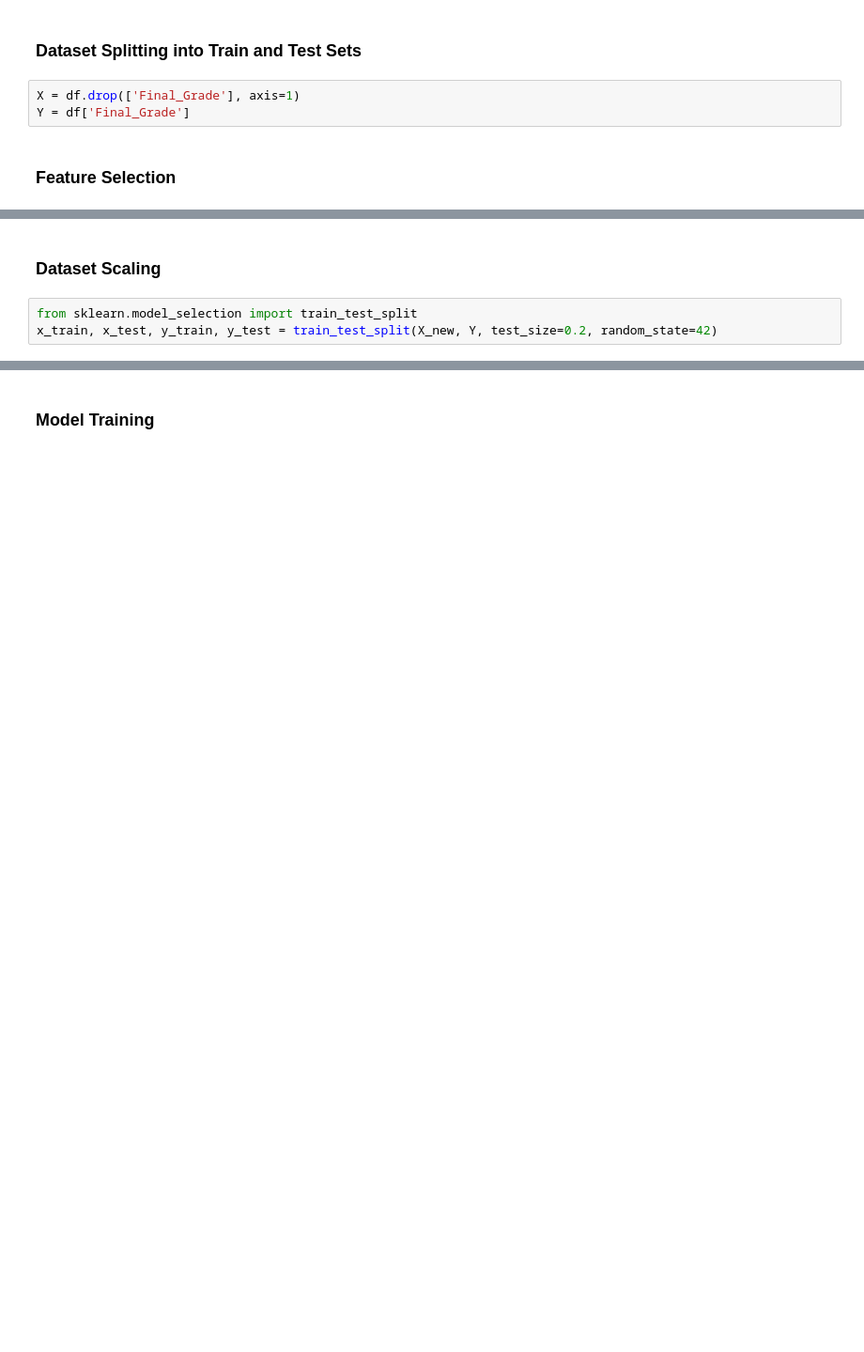
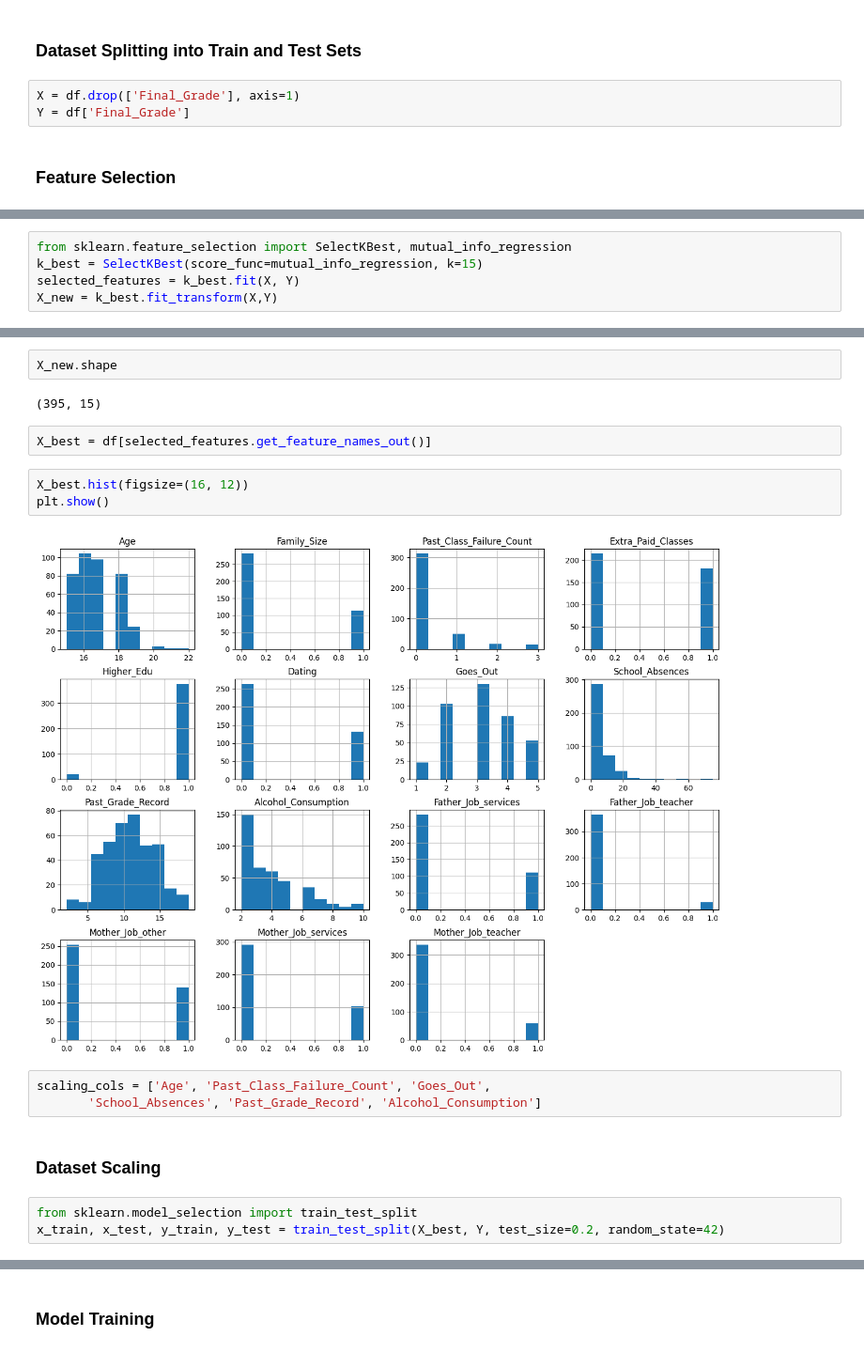
Before and after one commit to Ajinkya-18/Student_Performance_Prediction, a Jupyter notebook: notebooks/Performance_Predictor.ipynb, the cells around one changed output, grey strips where cells are left out. Shown at 94% size. Cells and saved outputs as stored; diff of their text form; blank space fills up the shorter version.

```diff
--- a/notebooks/Performance_Predictor.ipynb
+++ b/notebooks/Performance_Predictor.ipynb
@@ -135,0 +83,5 @@ plt.show()
+# %%
+from sklearn.feature_selection import SelectKBest, mutual_info_regression
+k_best = SelectKBest(score_func=mutual_info_regression, k=15)
+selected_features = k_best.fit(X, Y)
+X_new = k_best.fit_transform(X,Y)
@@ -136,8 +96,22 @@ plt.show()
+# %%
+X_new.shape
+# %% [output]
+(395, 15)
+# %%
+X_best = df[selected_features.get_feature_names_out()]
+# %%
+X_best.hist(figsize=(16, 12))
+plt.show()
+# %% [output]
+[figure, added]
+# %%
+scaling_cols = ['Age', 'Past_Class_Failure_Count', 'Goes_Out',
+       'School_Absences', 'Past_Grade_Record', 'Alcohol_Consumption']
 # %% [markdown]
 ### Dataset Scaling
 # %%
 from sklearn.model_selection import train_test_split
-x_train, x_test, y_train, y_test = train_test_split(X_new, Y, test_size=0.2, random_state=42)
+x_train, x_test, y_train, y_test = train_test_split(X_best, Y, test_size=0.2, random_state=42)
 # %%
 x_train.columns
 # %% [output]
```
Also changed, not shown: parts of 39 cells of this notebook, 8 other files.
